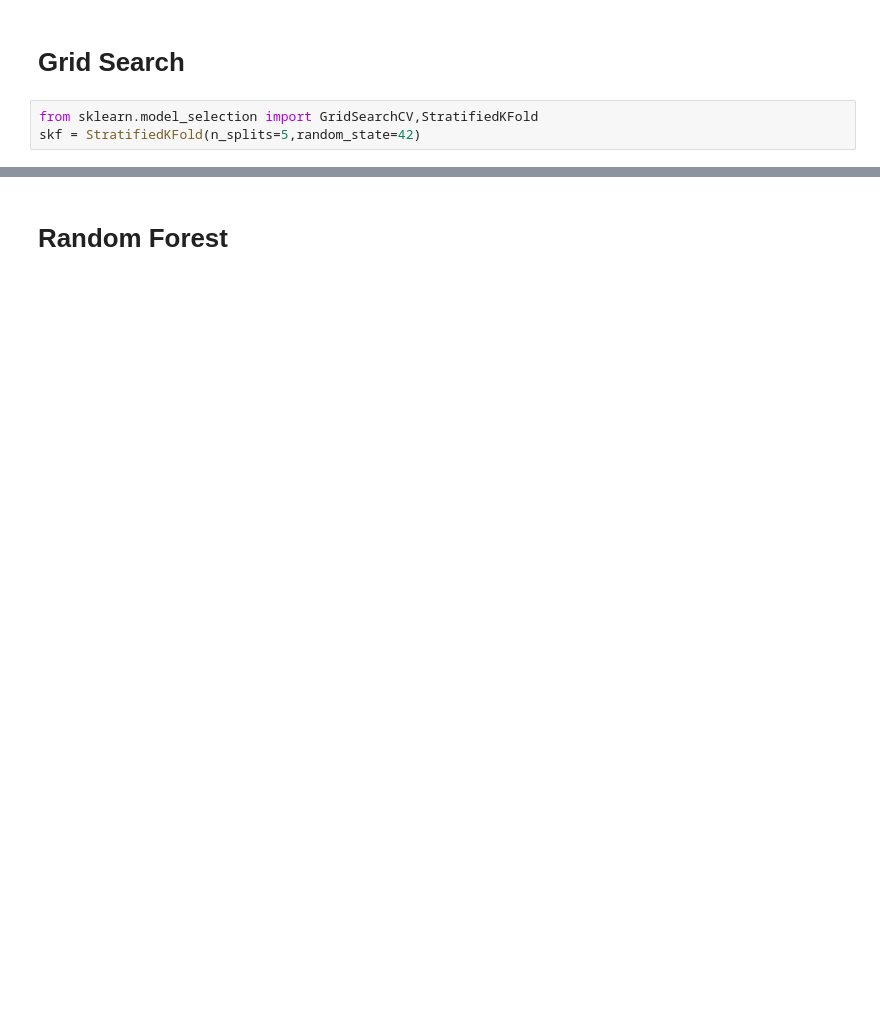
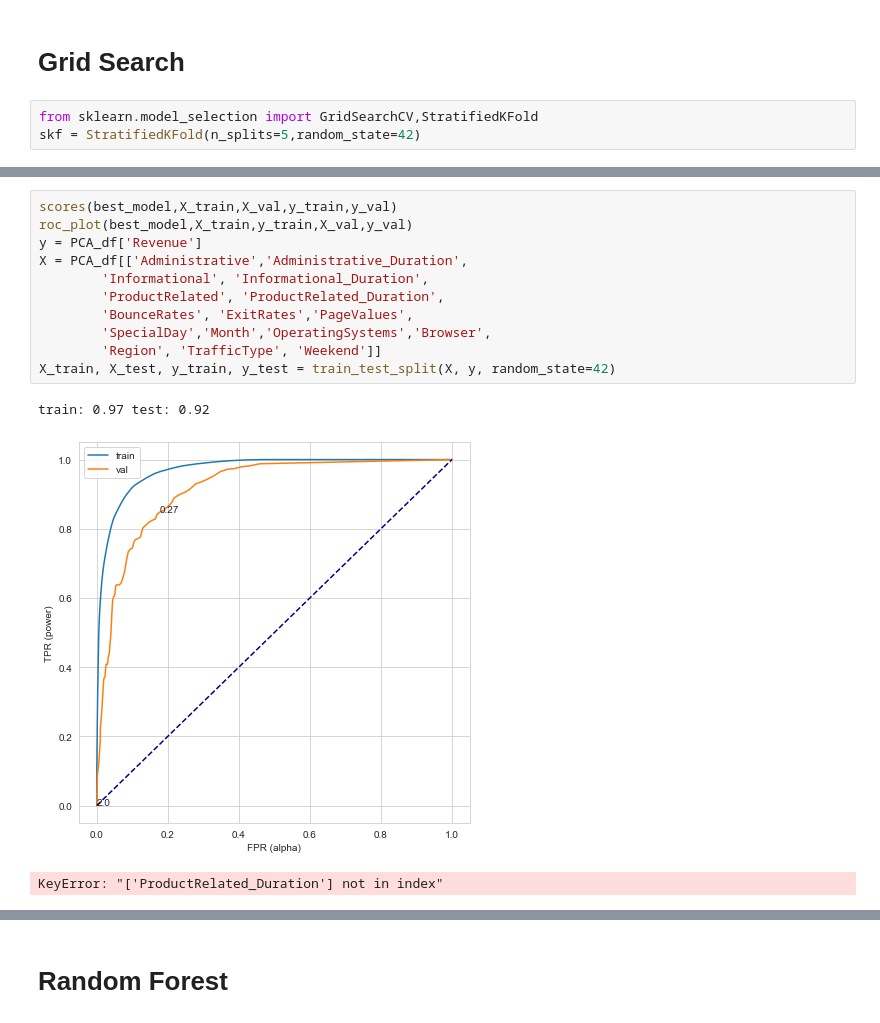
Before and after one commit to nielsbclausen/Mod_5_Project, a Jupyter notebook: laura_nb.ipynb, the cells around one changed output, grey strips where cells are left out. Cells and saved outputs as stored; diff of their text form; blank space fills up the shorter version.

Commit message:
random forest

```diff
--- a/laura_nb.ipynb
+++ b/laura_nb.ipynb
@@ -691,0 +750,15 @@ NameError: name 'model' is not defined
+# %%
+scores(best_model,X_train,X_val,y_train,y_val)
+roc_plot(best_model,X_train,y_train,X_val,y_val)
+y = PCA_df['Revenue']
+X = PCA_df[['Administrative','Administrative_Duration',
+        'Informational', 'Informational_Duration',
+        'ProductRelated', 'ProductRelated_Duration',
+        'BounceRates', 'ExitRates','PageValues',
+        'SpecialDay','Month','OperatingSystems','Browser',
+        'Region', 'TrafficType', 'Weekend']]
+X_train, X_test, y_train, y_test = train_test_split(X, y, random_state=42)
+# %% [output]
+train: 0.97 test: 0.92
+[figure, added]
+KeyError: "['ProductRelated_Duration'] not in index"
```
Also changed, not shown: parts of 45 cells of this notebook.
